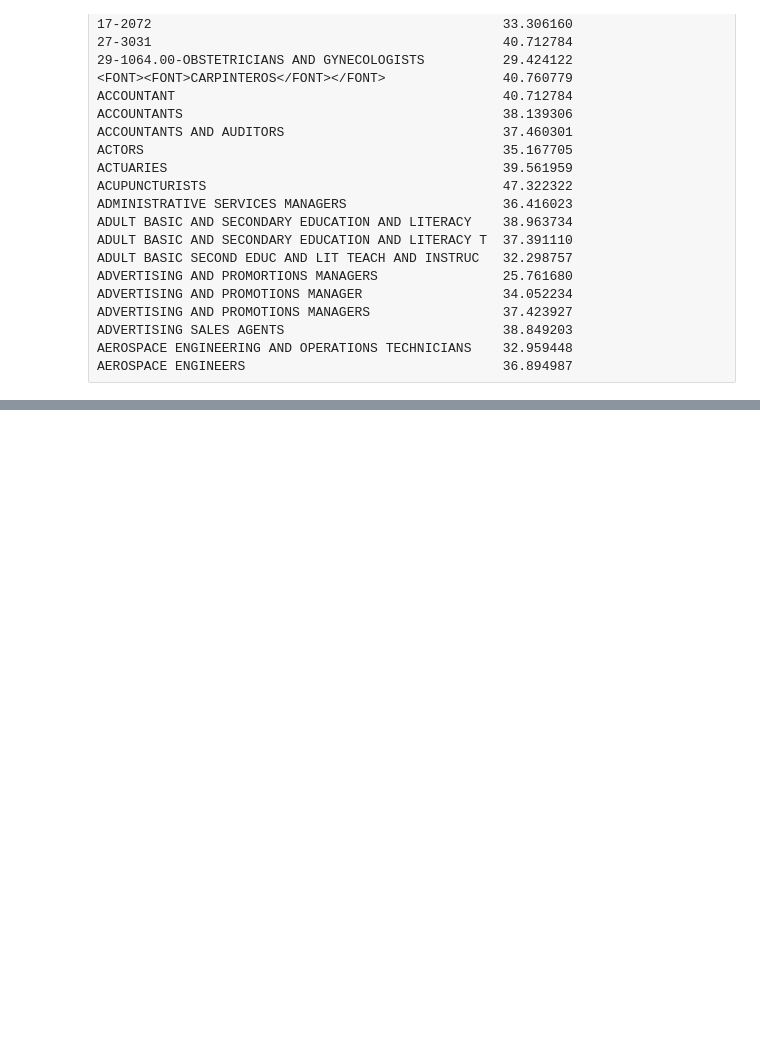
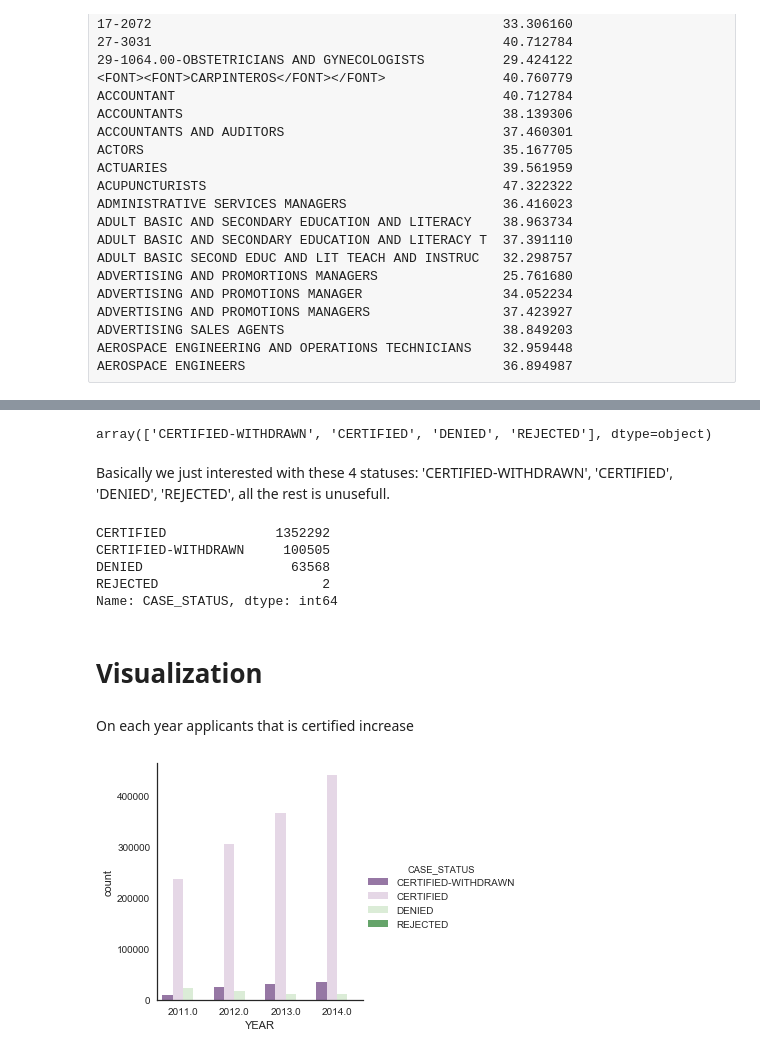
Before and after one commit to edwardsujono/h1b_visa_data_analysis, a Jupyter notebook: H1B_Notebook.ipynb, the cells around one changed output, grey strips where cells are left out. Cells and saved outputs as stored; diff of their text form; code cells hidden in the pictures; blank space fills up the shorter version.

```diff
--- a/H1B_Notebook.ipynb
+++ b/H1B_Notebook.ipynb
@@ -15,11 +17,6 @@ df.drop("lon", 1, inplace=True)
 df.drop("lat", 1, inplace=True)
 # %% [markdown]
 Remove all the empty column
-# %%
-df.drop(df[df.CASE_STATUS == ""].index, inplace=True)
-df.drop(df[df.EMPLOYER_NAME == ""].index, inplace=True)
-df.drop(df[df.SOC_NAME == ""].index, inplace=True)
-df.drop(df[df.JOB_TITLE == ""].index, inplace=True)
-df.drop(df[df.FULL_TIME_POSITION == ""].index, inplace=True)
-df.drop(df[df.PREVAILING_WAGE < 0].index, inplace=True)
-df.drop(df[df.WORKSITE == ""].index, inplace=True)
+# %%
+df = df.dropna()
+df
@@ -59,4 +75,5 @@ df_soc = pd.read_csv(
             "/Users/edwardsujono/Python_Project/h1b_visa_analytic/data/soc_code.csv"
         )
 result = pd.merge(df,  df_soc[["Code", "Title"]], left_on="SOC_NAME", right_on="Title", how="inner")
-result.to_csv("/Users/edwardsujono/Python_Project/h1b_visa_analytic/data/clean_data.csv")
+df = result
+# result.to_csv("/Users/edwardsujono/Python_Project/h1b_visa_analytic/data/clean_data.csv")
@@ -98,0 +82,27 @@ plotting.plot()
+# %%
+all_case_status = df.CASE_STATUS.unique()
+all_case_status
+# %% [output]
+array(['CERTIFIED-WITHDRAWN', 'CERTIFIED', 'DENIED', 'REJECTED'], dtype=object)
+# %% [markdown]
+Basically we just interested with these 4 statuses: 'CERTIFIED-WITHDRAWN', 'CERTIFIED', 'DENIED', 'REJECTED', all the rest is unusefull.
+# %%
+df = df[df.CASE_STATUS.isin(['CERTIFIED-WITHDRAWN', 'CERTIFIED', 'DENIED', 'REJECTED'])]
+df.CASE_STATUS.value_counts()
+# %% [output]
+CERTIFIED              1352292
+CERTIFIED-WITHDRAWN     100505
+DENIED                   63568
+REJECTED                     2
+Name: CASE_STATUS, dtype: int64
+# %% [markdown]
+# Visualization
+# %% [markdown]
+On each year applicants that is certified increase
+# %%
+%matplotlib inline
+df_year_case_status = df[['CASE_STATUS', 'YEAR']]
+ax=sns.factorplot('YEAR', data=df_year_case_status, hue='CASE_STATUS', kind='count', palette='PRGn')
+sns.set(style="white", color_codes=True)
+# %% [output]
+[figure, added]
```
Also changed, not shown: parts of 8 cells of this notebook, 2 other files.
